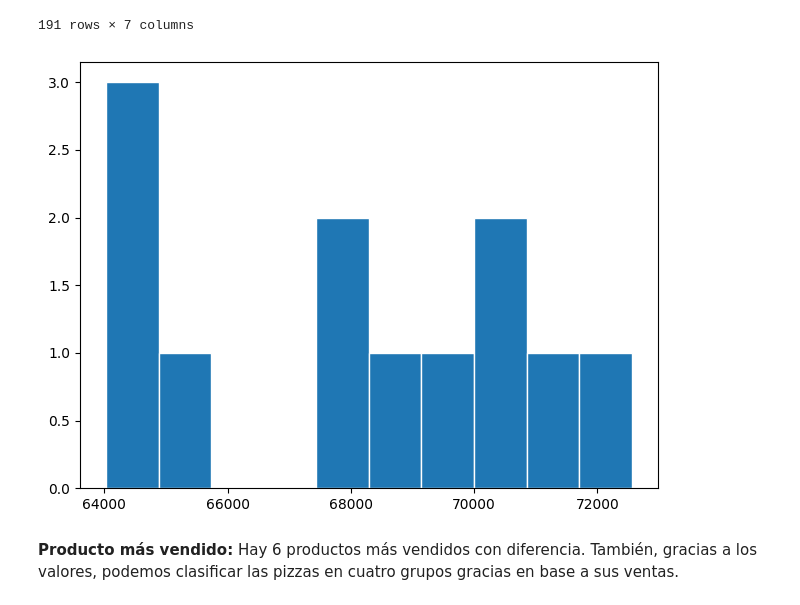
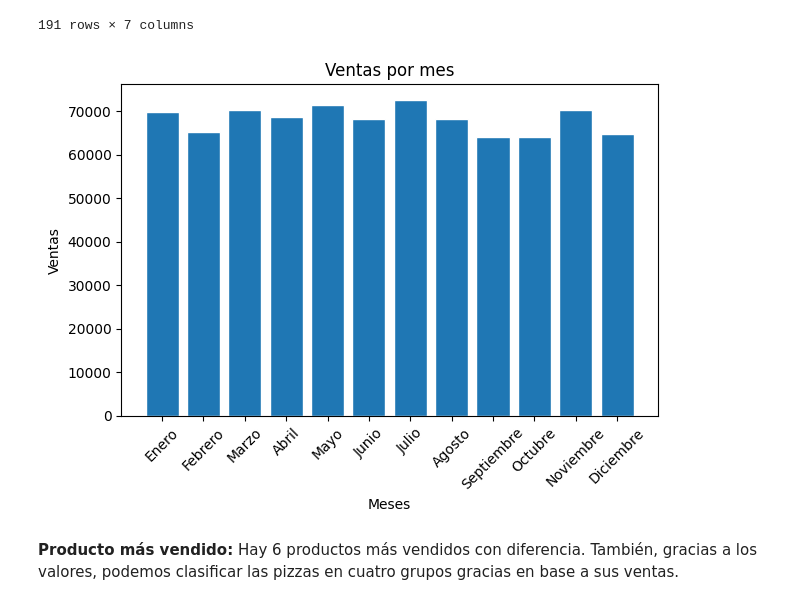
Before and after one commit to DJChincuini/PizzaParty__DataAnalytics-and-IA, a Jupyter notebook: Informe EDA.ipynb, the cells around one changed output. Saved outputs shown, nothing was run; the diff lists cells and outputs as text; code cells hidden in the pictures.

```diff
--- a/Informe EDA.ipynb
+++ b/Informe EDA.ipynb
@@ -134,25 +134,41 @@ df[df['date'] == '2015-02-01']
 | 4422 | 2015-001932 | 2015-02-01 | 22:29:35 | thai_ckn | M | chicken | 16.75 |
 191 rows × 7 columns
 # %%
+import pandas as pd
+import matplotlib.pyplot as plt
+
+# Suponiendo que df ya está definido y tiene las columnas 'date' y 'price'
 df['date'] = pd.to_datetime(df['date'], format='%d/%m/%Y')
 
 ventas_meses = []
 contador = 1
 
-for i in range(12):
-    i = df[df['date'].dt.month == contador]
-    i = i['price'].sum()
+for _ in range(12):
+    df_filtrado = df[df['date'].dt.month == contador]
+    ventas = df_filtrado['price'].sum()
 
-    ventas_meses.append(i)
+    ventas_meses.append(ventas)
     contador += 1
 
+# Crear una lista de etiquetas para los meses
+meses = ['Enero', 'Febrero', 'Marzo', 'Abril', 'Mayo', 'Junio', 'Julio', 'Agosto', 'Septiembre', 'Octubre', 'Noviembre', 'Diciembre']
 
-plt.hist(ventas_meses,edgecolor='white')
-#plt.xticks(rotation=45)
+# Crear el gráfico de barras
+plt.bar(meses, ventas_meses, edgecolor='white')
+
+# Añadir etiquetas y título
+plt.xlabel('Meses')
+plt.ylabel('Ventas')
+plt.title('Ventas por mes')
+plt.xticks(rotation=45)
+
+# Ajustar el diseño para que las etiquetas no se solapen
 plt.tight_layout()
+
+# Mostrar el gráfico
 plt.show()
 # %% [output]
-[figure, old version]
+[figure, new version]
 # %% [markdown]
 **Producto más vendido:** Hay 6 productos más vendidos con diferencia. También, gracias a los valores, podemos clasificar las pizzas en cuatro grupos gracias en base a sus ventas.
 # %%
```
